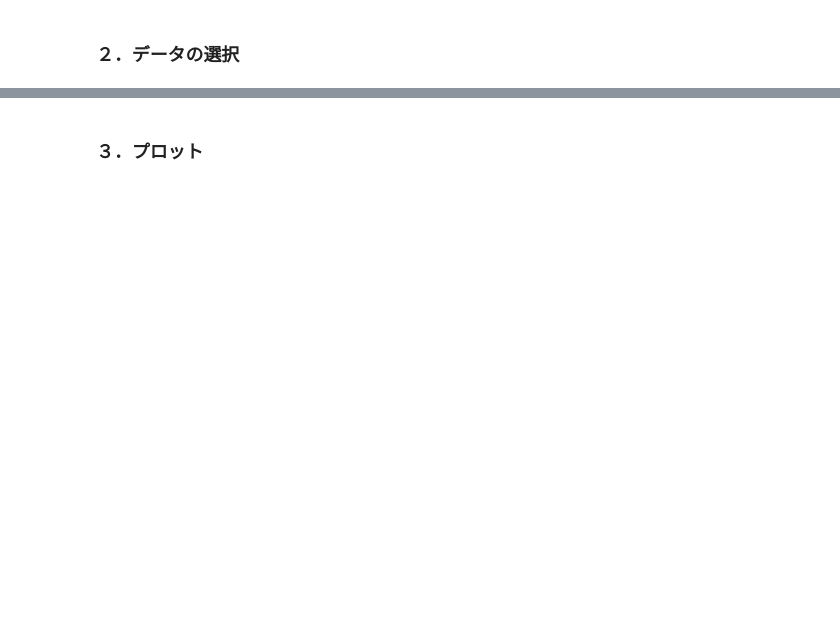
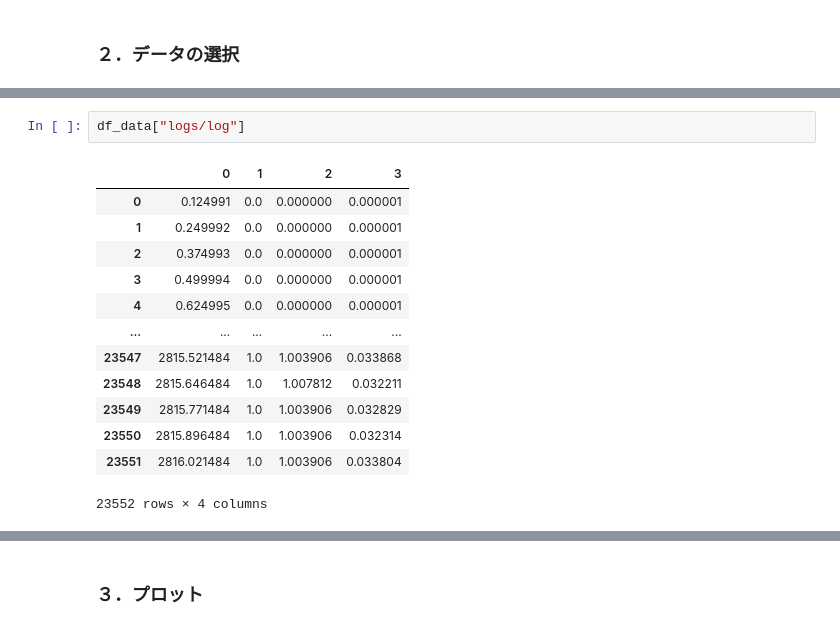
Before and after one commit to Ryoaki374/ipmu_DAQ, a Jupyter notebook: src/hdf2csv.ipynb, the cells around one changed output, grey strips where cells are left out. Drawn from its saved outputs; the diff is of its cells as text; blank space fills up the shorter version.

```diff
--- a/src/hdf2csv.ipynb
+++ b/src/hdf2csv.ipynb
@@ -68,0 +105,16 @@ df_data
+# %%
+df_data["logs/log"]
+# %% [output]
+|  | 0 | 1 | 2 | 3 |
+| 0 | 0.124991 | 0.0 | 0.000000 | 0.000001 |
+| 1 | 0.249992 | 0.0 | 0.000000 | 0.000001 |
+| 2 | 0.374993 | 0.0 | 0.000000 | 0.000001 |
+| 3 | 0.499994 | 0.0 | 0.000000 | 0.000001 |
+| 4 | 0.624995 | 0.0 | 0.000000 | 0.000001 |
+| ... | ... | ... | ... | ... |
+| 23547 | 2815.521484 | 1.0 | 1.003906 | 0.033868 |
+| 23548 | 2815.646484 | 1.0 | 1.007812 | 0.032211 |
+| 23549 | 2815.771484 | 1.0 | 1.003906 | 0.032829 |
+| 23550 | 2815.896484 | 1.0 | 1.003906 | 0.032314 |
+| 23551 | 2816.021484 | 1.0 | 1.003906 | 0.033804 |
+23552 rows × 4 columns
```
Also changed, not shown: parts of 11 cells of this notebook, 12 other files.
